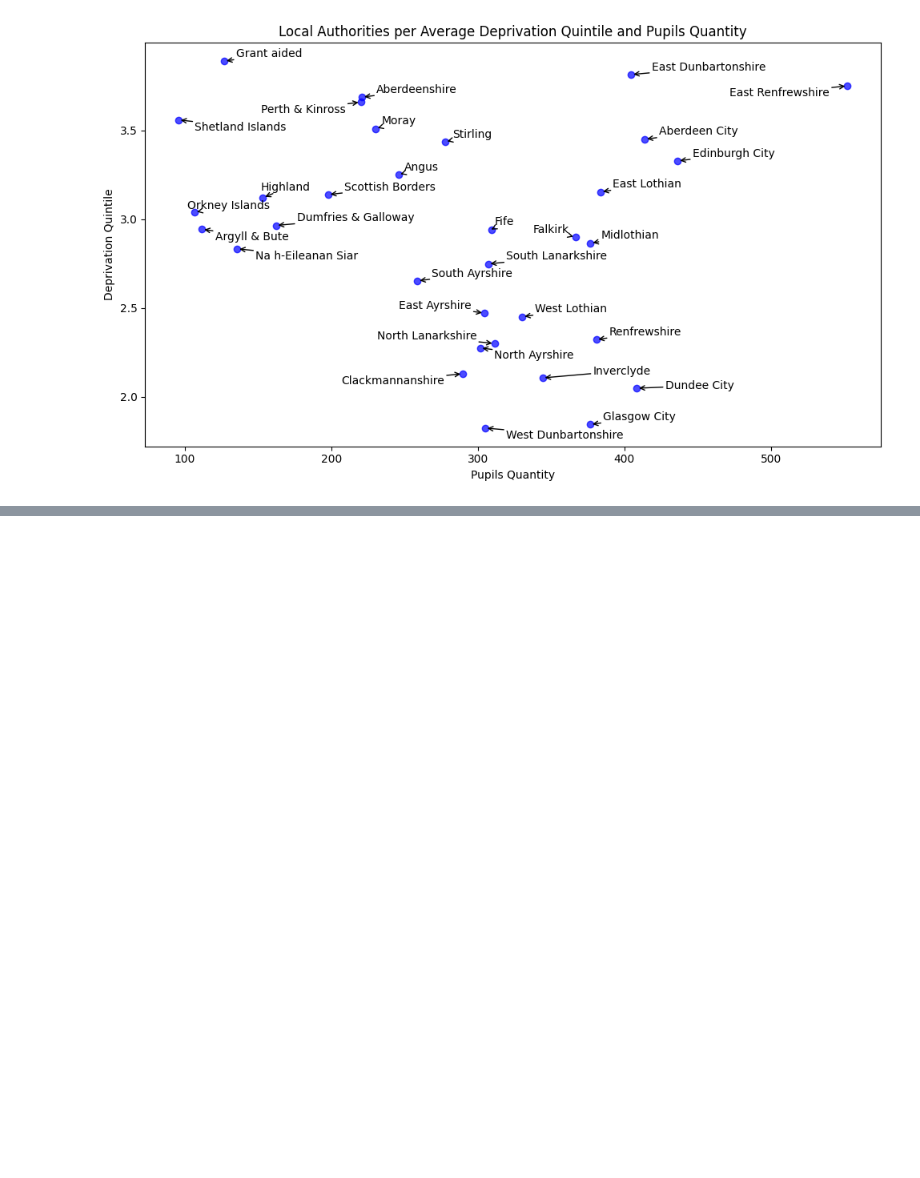
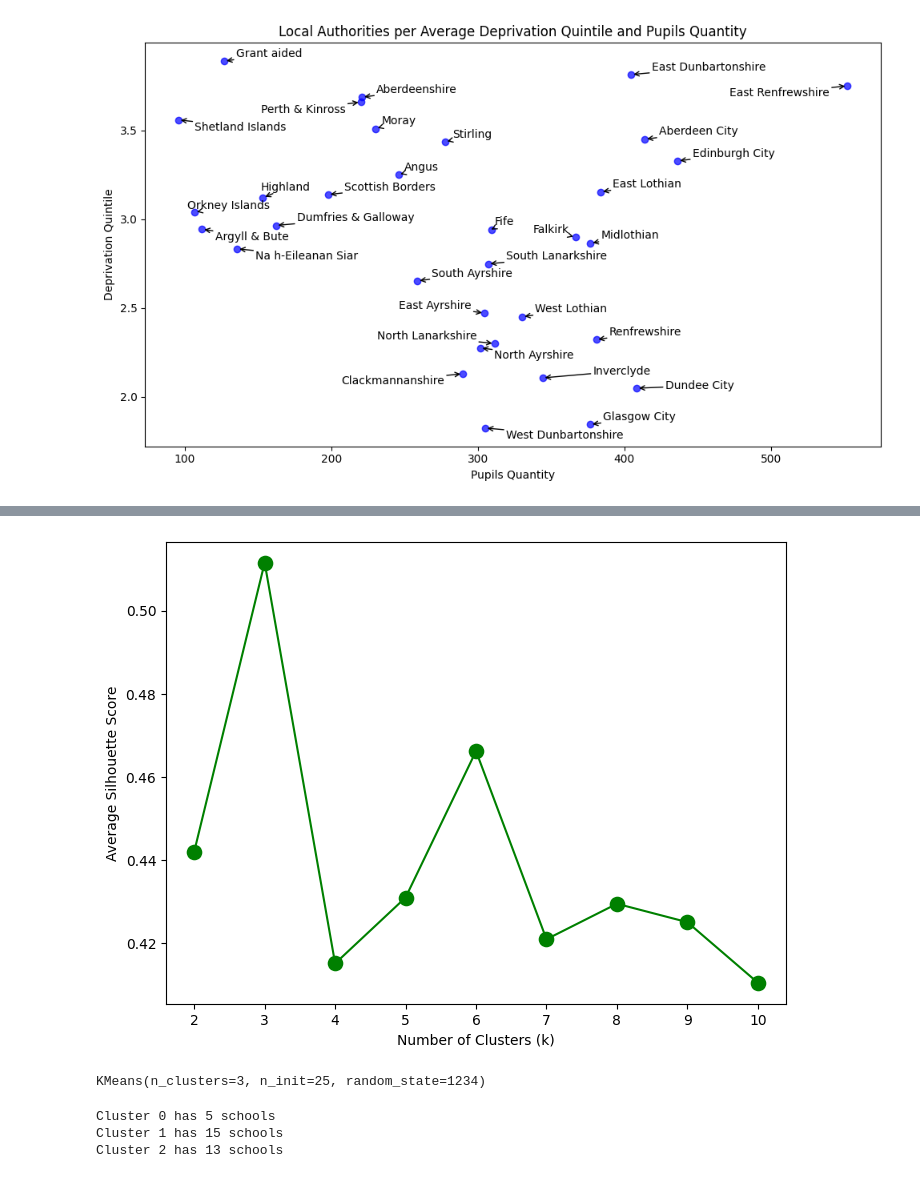
Before and after one commit to mrzeynalli/scotland_schools, a Jupyter notebook: analysis.ipynb, the cells around one changed output, grey strips where cells are left out. Drawn from its saved outputs; the diff is of its cells as text; code cells hidden in the pictures; blank space fills up the shorter version.

```diff
--- a/analysis.ipynb
+++ b/analysis.ipynb
@@ -270,0 +328,41 @@ plt.show()
+# %%
+# Using Average Silhouette Method to determine the best K
+
+
+# Create a list to store silhouette values
+silhouette = []
+
+# Iterate in a range from 2 to 10, inclusive
+for k in range(2, 11):
+    km = KMeans(n_clusters = k, n_init = 25, random_state = 1234) # Create a cluster object for each k
+    km.fit(scaled_values) # Fit the scaled data
+    silhouette.append(silhouette_score(scaled_values, km.labels_)) # Add the silhouette score to silhouette list
+
+# Convert the silhouette list into a pandas series object
+silhouette_series = pd.Series(silhouette, index = range(2, 11))
+
+# Draw a line chart showing the average silhouette score for each k iterated
+plt.figure(figsize=(8, 6))
+ax = sns.lineplot(y = silhouette_series, x = silhouette_series.index, color='green')
+ax = sns.scatterplot(y = silhouette_series, x = silhouette_series.index, s = 150, color='green')
+ax = ax.set(xlabel = 'Number of Clusters (k)',
+            ylabel = 'Average Silhouette Score')
+# %% [output]
+[figure, added]
+# %%
+# Create kmeans object
+km = KMeans(n_clusters = 3, n_init = 25, random_state = 1234)
+
+# Fit the scaled values
+km.fit(scaled_values)
+# %% [output]
+KMeans(n_clusters=3, n_init=25, random_state=1234)
+# %%
+# Check out how many players each cluster possesses
+for index in range(len(pd.Series(km.labels_).value_counts())):
+    print('Cluster',pd.Series(km.labels_).value_counts().sort_index().index[index],'has',
+          pd.Series(km.labels_).value_counts().sort_index()[index],'schools')
+# %% [output]
+Cluster 0 has 5 schools
+Cluster 1 has 15 schools
+Cluster 2 has 13 schools
```
Also changed, not shown: parts of 9 cells of this notebook, 1 other file.
